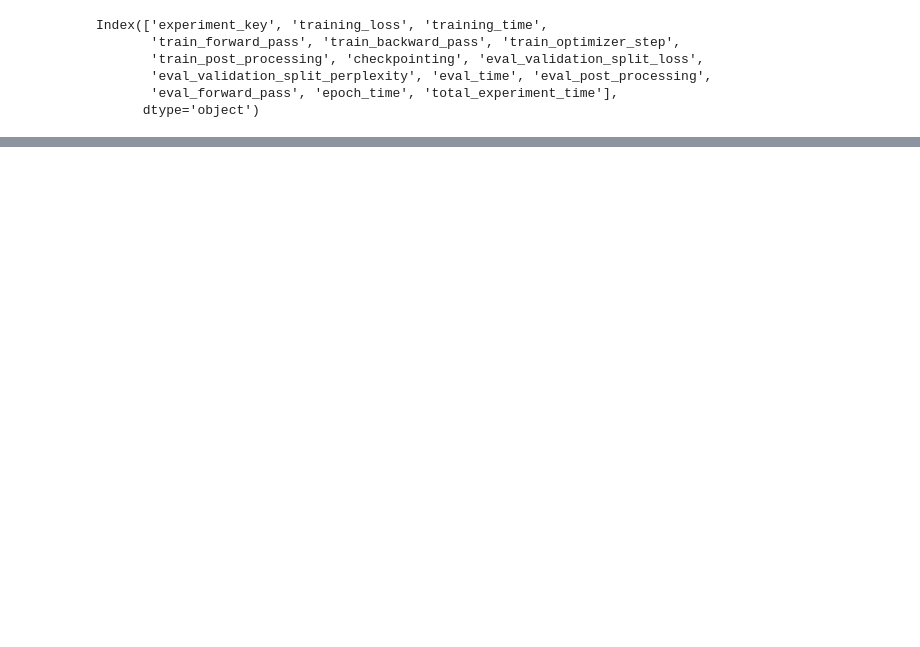
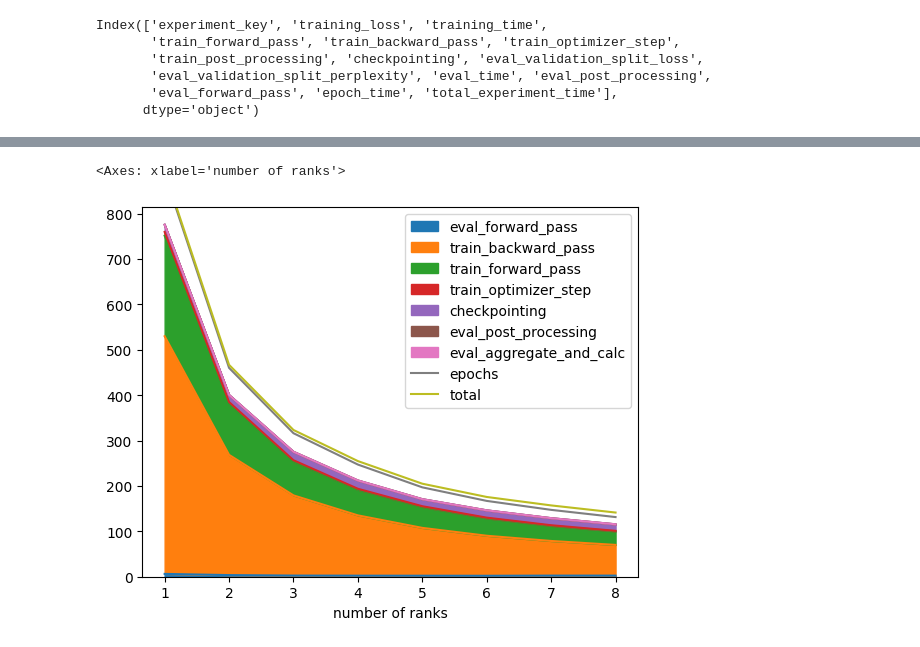
Before and after one commit to mlgym/mlgym, a Jupyter notebook: example/gpt2/huggingface_impl/viz_gpt2_hug_impl.ipynb, the cells around one changed output, grey strips where cells are left out. Cells and saved outputs as stored; diff of their text form; code cells hidden in the pictures; blank space fills up the shorter version.

```diff
--- a/example/gpt2/huggingface_impl/viz_gpt2_hug_impl.ipynb
+++ b/example/gpt2/huggingface_impl/viz_gpt2_hug_impl.ipynb
@@ -33,0 +66,5 @@ exp_df
+# %%
+exp_acc_logs = create_accelerate_aggregated_df(world_size=8)
+exp_acc_df = pd.DataFrame(exp_acc_logs)
+exp_acc_df = exp_acc_df.drop("epoch", axis=1)
+exp_acc_df
@@ -137,0 +213,16 @@ df_durations_2[["epochs", "total"]].plot(ax=ax)
+# %%
+sum_keys_dict_2 = {
+    "experiment_key": ["experiment_key"],
+    "eval_forward_pass": ["eval_forward_pass"],
+    "train_backward_pass": ["train_backward_pass"],
+    "train_forward_pass": ["train_forward_pass"],
+    "train_optimizer_step": ["train_optimizer_step"],
+    "checkpointing": ["checkpointing"],
+    "eval_aggregate_and_calc": ["eval_aggregate_and_calc"],
+    "eval_post_processing": ["eval_post_processing"],
+    "epochs": ['epoch_time'],
+    "total": ["total_experiment_time"]
+}
+# Accelerator graph
+df_durations_3 = create_sumfitted_df(exp_acc_df, sum_keys_dict_2)
+df_durations_3
@@ -137,0 +239,8 @@ df_durations_2[["epochs", "total"]].plot(ax=ax)
+# %%
+ax = df_durations_3[["eval_forward_pass", "train_backward_pass", "train_forward_pass", "train_optimizer_step", "checkpointing", "eval_post_processing", "eval_aggregate_and_calc"]].plot.area()
+ax.set_xlabel("number of ranks")
+ax.set_xticklabels(np.arange(0, 9))
+df_durations_3[["epochs", "total"]].plot(ax=ax)
+# %% [output]
+<Axes: xlabel='number of ranks'>
+[figure, added]
```
Also changed, not shown: parts of 13 cells of this notebook, 4 other files.
